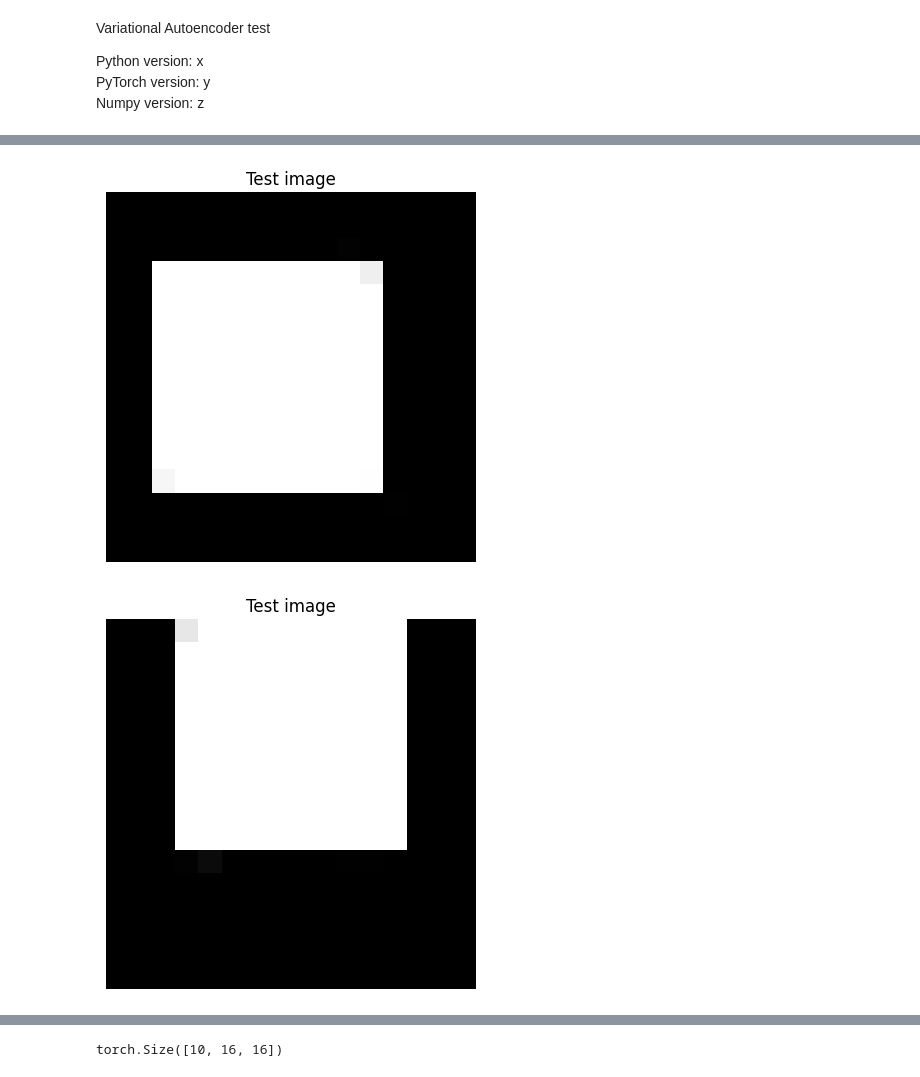
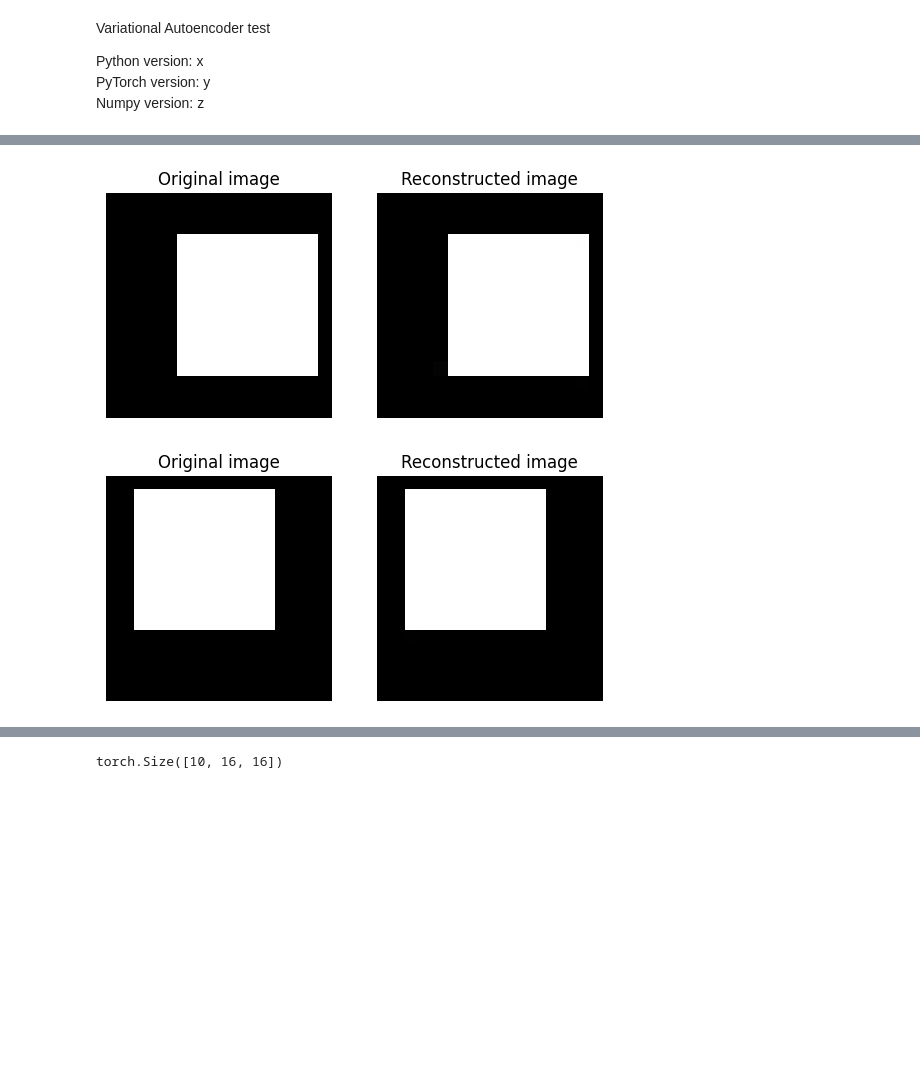
Before and after one commit to MattiGiamatti/vae, a Jupyter notebook: vae.ipynb, the cells around one changed output, grey strips where cells are left out. Saved outputs shown, nothing was run; the diff lists cells and outputs as text; code cells hidden in the pictures; blank space fills up the shorter version.

Commit message:
Fixed image visualization.

```diff
--- a/vae.ipynb
+++ b/vae.ipynb
@@ -194,24 +194,34 @@ epoch 49  loss: 34633.50272369385
 # %%
 # Visualize
 
 vae.eval()
 
 for data in dataloader_testing:
     data = data.view(batch_size, image_vector_dim)
 
     data=data.to(DEVICE)
 
     data_, mean, variance = vae(data)
     data_ = data_.view(batch_size, image_size[0], image_size[1])
+    data = data.view(batch_size, image_size[0], image_size[1])
     for i in range(batch_size):
-        im = data_[i]
-        im_np = im.cpu().detach().numpy()
-        plt.imshow(im_np, cmap='gray')
+        im0 = data[i]
+        im0_np = im0.cpu().detach().numpy()
+        im1 = data_[i]
+        im1_np = im1.cpu().detach().numpy()
+
+        plt.subplot(1,2,1)
+        plt.imshow(im0_np, cmap='gray')
         plt.axis('off')
-        plt.title('Test image')
+        plt.title('Original image')
+        plt.subplot(1,2,2)
+        plt.imshow(im1_np, cmap='gray')
+        plt.axis('off')
+        plt.title('Reconstructed image')
+
         plt.show()
     print(data_.shape)
     break
 # %% [output]
-[figure, old version]
+[figure, new version]
-[figure, old version]
+[figure, new version]
```
Also changed, not shown: parts of 2 cells of this notebook.
